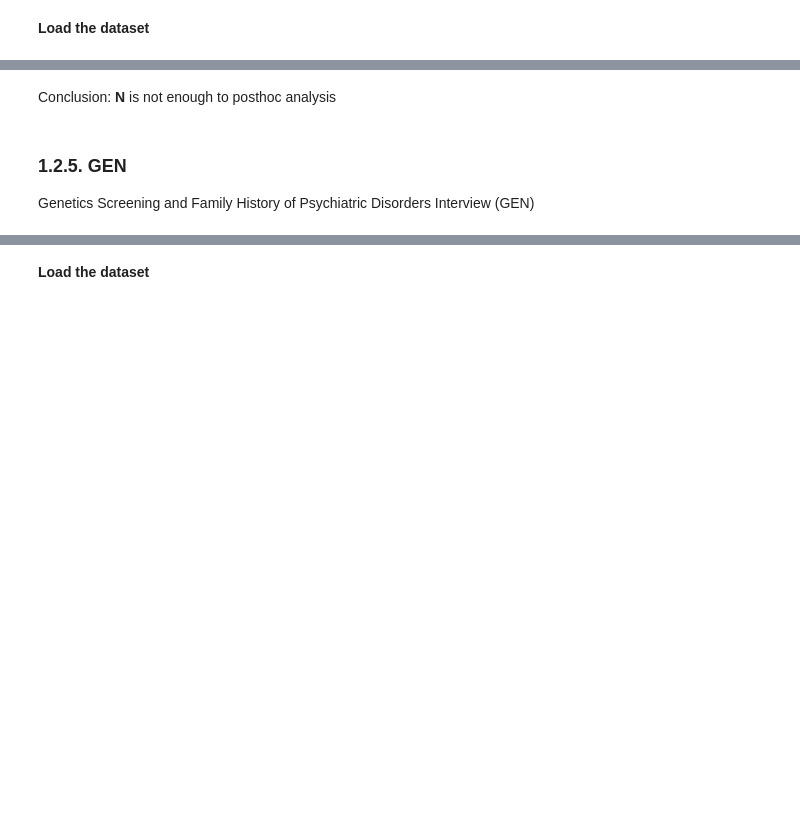
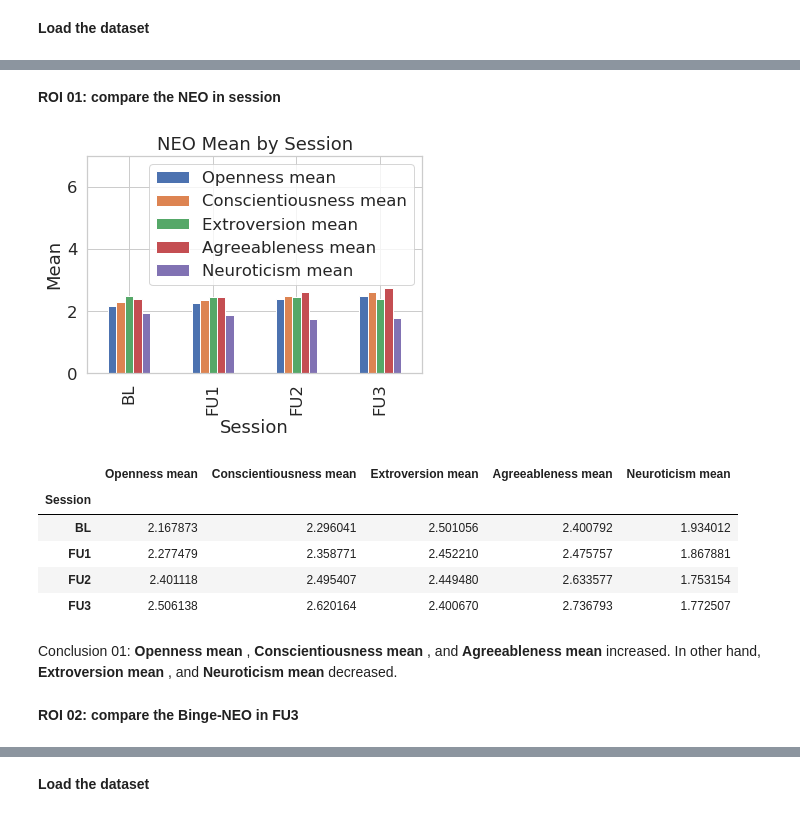
Before and after one commit to jihoonkim2100/imagen_post_hoc_analysis, a Jupyter notebook: imagen_SS.ipynb, the cells around one changed output, grey strips where cells are left out. Saved outputs shown, nothing was run; the diff lists cells and outputs as text; code cells hidden in the pictures; blank space fills up the shorter version.

```diff
--- a/imagen_SS.ipynb
+++ b/imagen_SS.ipynb
@@ -129,18 +611,0 @@ Conclusion 02: AAM's <b> Openness mean </b>, <b> Extroversion mean </b>, and <b>
-# %%
-# session plot
-for (S, DF) in [('FU3', Binge_NEO_FU3)]:
-    columns = col
-    sns.set(style="whitegrid", font_scale=1.5)
-    fig, axes = plt.subplots(nrows=1, ncols=len(columns)+1,
-                             figsize=((len(columns)+1)**2, len(columns)+1))
-    sns.countplot(x="Class", hue='Sex', order=['HC', 'AAM'], data = DF,
-                  ax = axes[0], palette="Set2").set(title=S)
-
-    for i, j in enumerate(columns):
-        axes[i+1].set_title(columns[i])
-        sns.violinplot(x="Class", y=j, data=DF, order=['HC', 'AAM'],
-                       inner="quartile", ax = axes[i+1], palette="Set1")
-        add_stat_annotation(ax = axes[i+1], data=DF, x="Class", y=j,
-                            box_pairs = [("HC","AAM")], order=["HC","AAM"],
-                            test='t-test_ind', text_format='star', loc='inside')
-Binge_NEO_FU3.groupby('Class')[col].mean()
@@ -345,18 +783,0 @@ Conclusion:
-# %%
-# session plot
-for (S, DF) in [('FU3', Binge_SURPS_FU3)]:
-    columns = col
-    sns.set(style="whitegrid", font_scale=1.5)
-    fig, axes = plt.subplots(nrows=1, ncols=len(columns)+1,
-                             figsize=((len(columns)+1)**2, len(columns)+1))
-    sns.countplot(x="Class", hue='Sex', order=['HC', 'AAM'], data = DF,
-                  ax = axes[0], palette="Set2").set(title=S)
-
-    for i, j in enumerate(columns):
-        axes[i+1].set_title(columns[i])
-        sns.violinplot(x="Class", y=j, data=DF, order=['HC', 'AAM'],
-                       inner="quartile", ax = axes[i+1], palette="Set1")
-        add_stat_annotation(ax = axes[i+1], data=DF, x="Class", y=j,
-                            box_pairs = [("HC","AAM")], order=["HC","AAM"],
-                            test='t-test_ind', text_format='star', loc='inside')
-Binge_SURPS_FU3.groupby('Class')[col].mean()
@@ -1125,5 +1229,0 @@ pd.crosstab([Binge_PBQ.pbq_13a,Binge_PBQ.pbq_13g],
-# %% [markdown]
-Conclusion: <b>N</b> is not enough to posthoc analysis
-# %% [markdown]
-### 1.2.5. GEN
-Genetics Screening and Family History of Psychiatric Disorders Interview (GEN)
@@ -1129,0 +1233,23 @@ Genetics Screening and Family History of Psychiatric Disorders Interview (GEN)
+# %% [markdown]
+<b> ROI 01: compare the NEO in session </b>
+# %%
+DF = NEO.groupby('Session')[col].mean()
+ax = DF.plot.bar()
+plt.title("NEO Mean by Session")
+plt.ylabel("Mean")
+plt.xlabel("Session")
+plt.ylim(0, 7)
+plt.show()
+NEO.groupby('Session')[col].mean()
+# %% [output]
+[figure, added]
+|  | Openness mean | Conscientiousness mean | Extroversion mean | Agreeableness mean | Neuroticism mean |
+| Session |  |  |  |  |  |
+| BL | 2.167873 | 2.296041 | 2.501056 | 2.400792 | 1.934012 |
+| FU1 | 2.277479 | 2.358771 | 2.452210 | 2.475757 | 1.867881 |
+| FU2 | 2.401118 | 2.495407 | 2.449480 | 2.633577 | 1.753154 |
+| FU3 | 2.506138 | 2.620164 | 2.400670 | 2.736793 | 1.772507 |
+# %% [markdown]
+Conclusion 01: <b> Openness mean </b>, <b> Conscientiousness mean </b>, and <b> Agreeableness mean </b> increased. In other hand, <b> Extroversion mean </b>, and <b> Neuroticism mean </b> decreased.
+# %% [markdown]
+<b> ROI 02: compare the Binge-NEO in FU3 </b>
```
Also changed, not shown: parts of 377 cells of this notebook, 5 other files.
